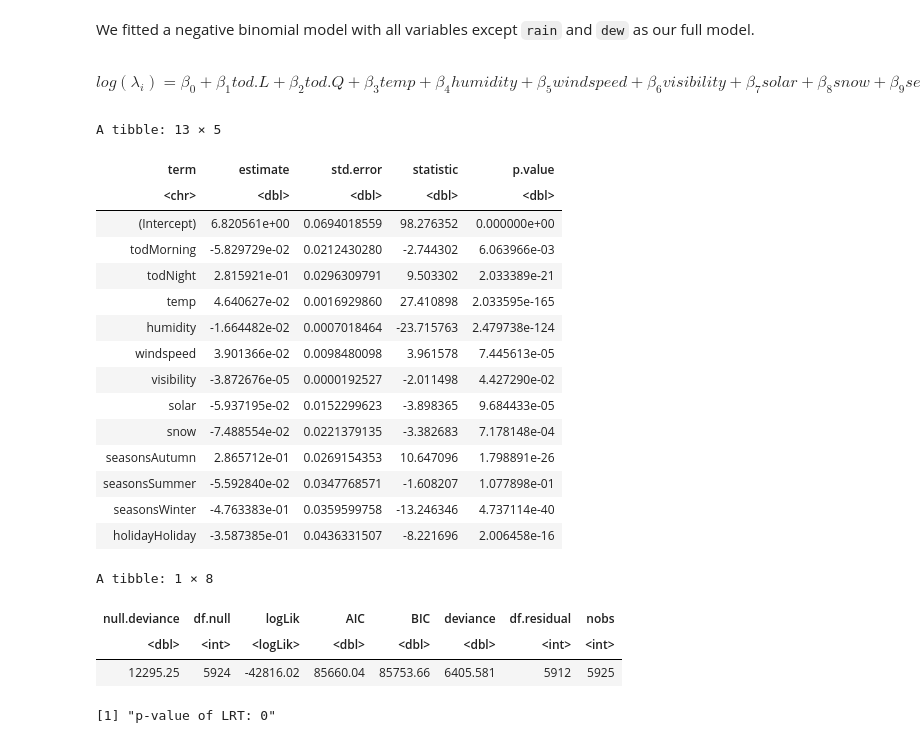
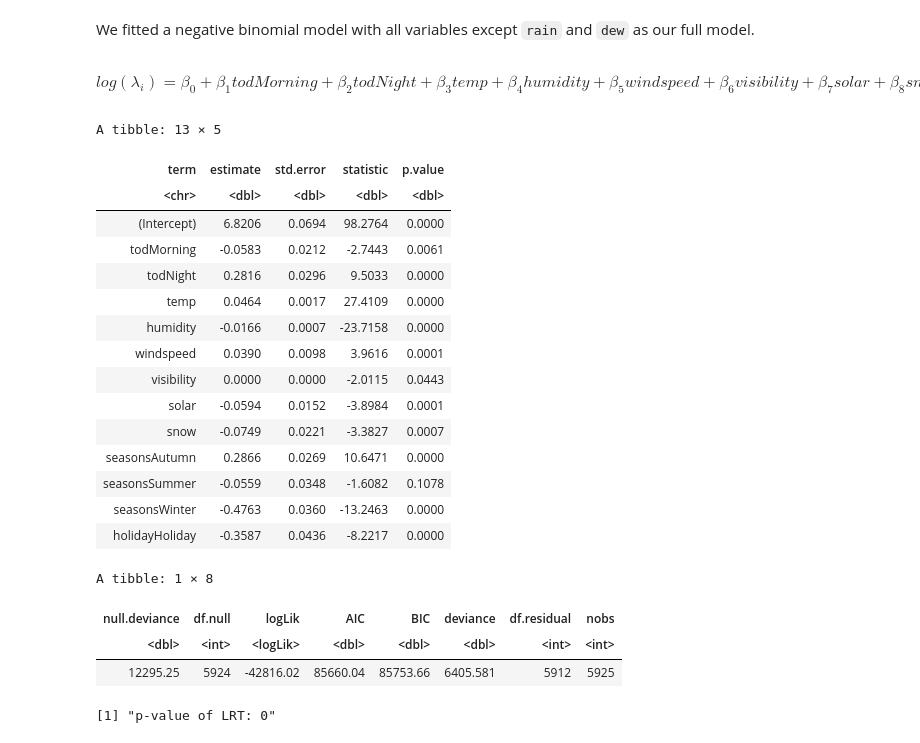
Before and after one commit to xiaohu1122/538A_project, a Jupyter notebook: 538A_Final_Project.ipynb, the cells around one changed output. Drawn from its saved outputs; the diff is of its cells as text; code cells hidden in the pictures.

```diff
--- a/538A_Final_Project.ipynb
+++ b/538A_Final_Project.ipynb
@@ -325,31 +325,31 @@ vif(model_vif2)
 # %% [markdown]
 We fitted a negative binomial model with all variables except `rain` and `dew` as our full model.
 # %% [markdown]
-$$log(\lambda_i) = \beta_0 + \beta_1tod.L + \beta_2tod.Q + \beta_3temp + \beta_4humidity + \beta_5windspeed + \beta_6visibility + \beta_7solar + \beta_8snow+\beta_9seasonsAutumn + \beta_{10}seasonsSummer +\beta_{11}seasonsWinter +  \beta_{12}holidayHoliday$$
+$$log(\lambda_i) = \beta_0 + \beta_1todMorning + \beta_2todNight + \beta_3temp + \beta_4humidity + \beta_5windspeed + \beta_6visibility + \beta_7solar + \beta_8snow+\beta_9seasonsAutumn + \beta_{10}seasonsSummer +\beta_{11}seasonsWinter +  \beta_{12}holidayHoliday$$
 # %%
 nbinomial_model <- glm.nb(
   formula = count~tod + temp + humidity + windspeed + visibility + solar + snow + seasons + holiday,
   data = bike_training
 )
-tidy(nbinomial_model)
+tidy(nbinomial_model)  %>% mutate_if(is.numeric, round, 4)
 glance(nbinomial_model)
 # %% [output]
 A tibble: 13 × 5
 | term | estimate | std.error | statistic | p.value |
 | <chr> | <dbl> | <dbl> | <dbl> | <dbl> |
-| (Intercept) | 6.820561e+00 | 0.0694018559 | 98.276352 | 0.000000e+00 |
-| todMorning | -5.829729e-02 | 0.0212430280 | -2.744302 | 6.063966e-03 |
-| todNight | 2.815921e-01 | 0.0296309791 | 9.503302 | 2.033389e-21 |
-| temp | 4.640627e-02 | 0.0016929860 | 27.410898 | 2.033595e-165 |
-| humidity | -1.664482e-02 | 0.0007018464 | -23.715763 | 2.479738e-124 |
-| windspeed | 3.901366e-02 | 0.0098480098 | 3.961578 | 7.445613e-05 |
-| visibility | -3.872676e-05 | 0.0000192527 | -2.011498 | 4.427290e-02 |
-| solar | -5.937195e-02 | 0.0152299623 | -3.898365 | 9.684433e-05 |
-| snow | -7.488554e-02 | 0.0221379135 | -3.382683 | 7.178148e-04 |
-| seasonsAutumn | 2.865712e-01 | 0.0269154353 | 10.647096 | 1.798891e-26 |
-| seasonsSummer | -5.592840e-02 | 0.0347768571 | -1.608207 | 1.077898e-01 |
-| seasonsWinter | -4.763383e-01 | 0.0359599758 | -13.246346 | 4.737114e-40 |
-| holidayHoliday | -3.587385e-01 | 0.0436331507 | -8.221696 | 2.006458e-16 |
+| (Intercept) | 6.8206 | 0.0694 | 98.2764 | 0.0000 |
+| todMorning | -0.0583 | 0.0212 | -2.7443 | 0.0061 |
+| todNight | 0.2816 | 0.0296 | 9.5033 | 0.0000 |
+| temp | 0.0464 | 0.0017 | 27.4109 | 0.0000 |
+| humidity | -0.0166 | 0.0007 | -23.7158 | 0.0000 |
+| windspeed | 0.0390 | 0.0098 | 3.9616 | 0.0001 |
+| visibility | 0.0000 | 0.0000 | -2.0115 | 0.0443 |
+| solar | -0.0594 | 0.0152 | -3.8984 | 0.0001 |
+| snow | -0.0749 | 0.0221 | -3.3827 | 0.0007 |
+| seasonsAutumn | 0.2866 | 0.0269 | 10.6471 | 0.0000 |
+| seasonsSummer | -0.0559 | 0.0348 | -1.6082 | 0.1078 |
+| seasonsWinter | -0.4763 | 0.0360 | -13.2463 | 0.0000 |
+| holidayHoliday | -0.3587 | 0.0436 | -8.2217 | 0.0000 |
 A tibble: 1 × 8
 | null.deviance | df.null | logLik | AIC | BIC | deviance | df.residual | nobs |
 | <dbl> | <int> | <logLik> | <dbl> | <dbl> | <dbl> | <int> | <int> |
```
Also changed, not shown: parts of 7 cells of this notebook.
